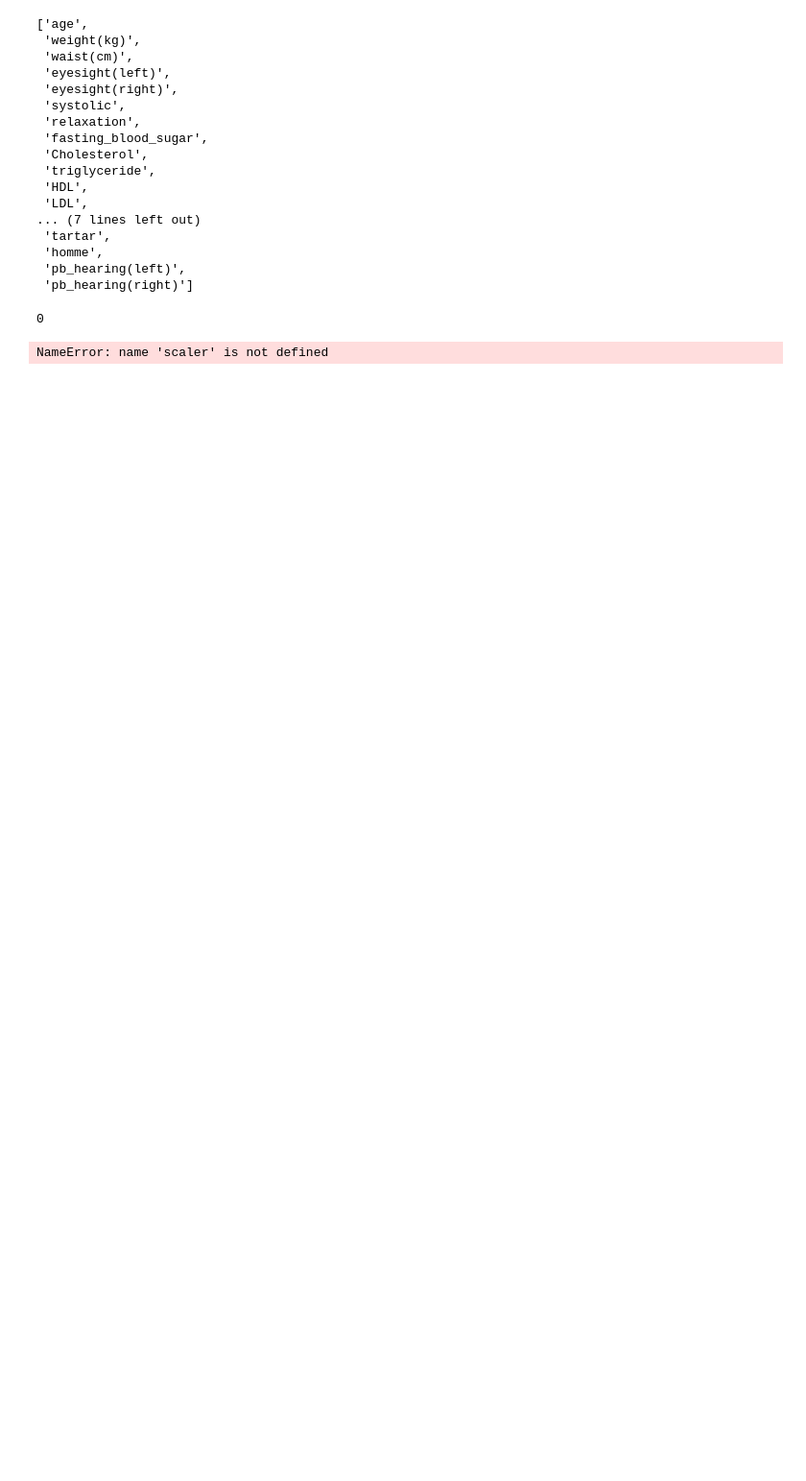
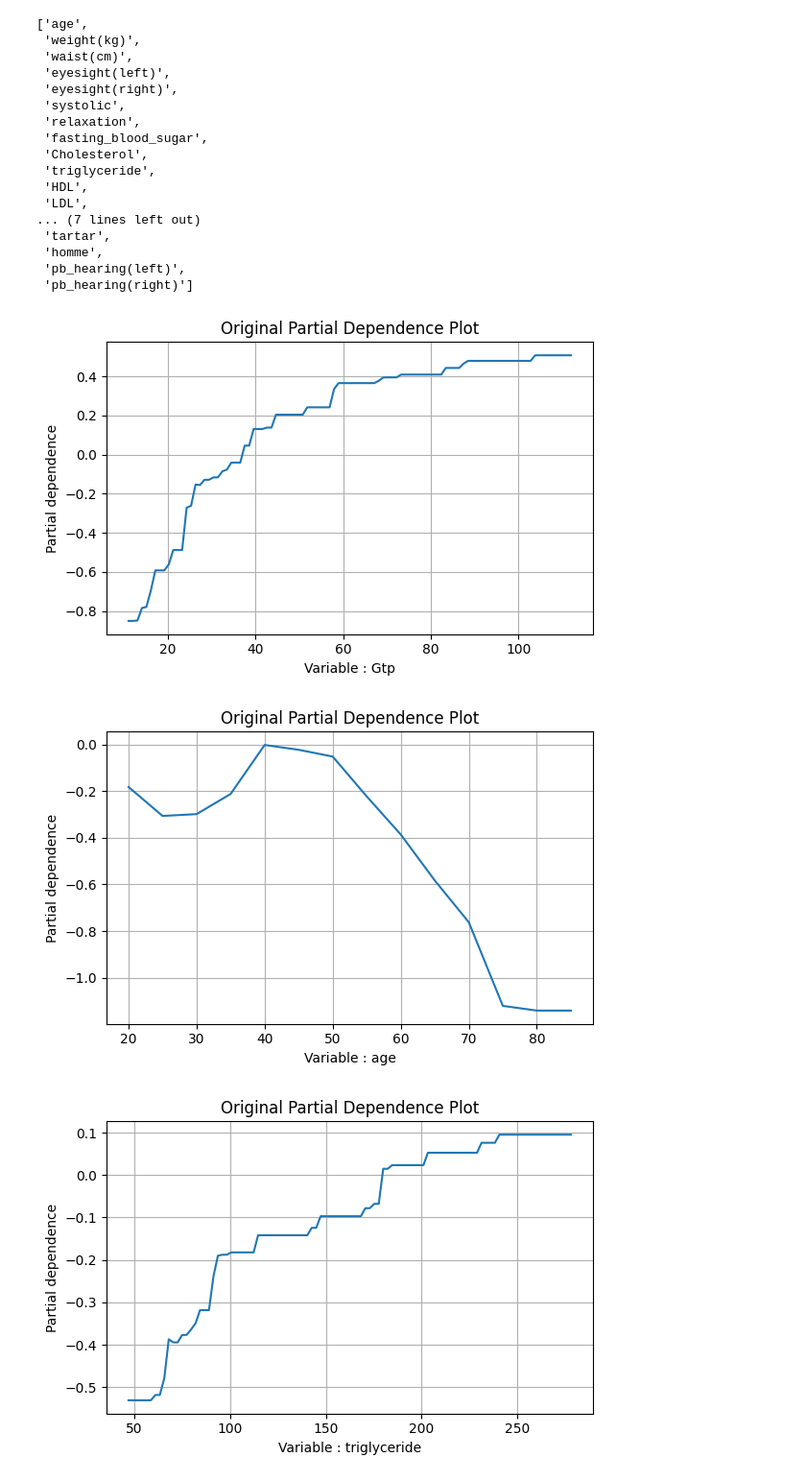
Before and after one commit to isabel6198/svm_tabac, a Jupyter notebook: notebooks/03_interpretation.ipynb, the cells around one changed output. Shown: that part at 96% size. Drawn from its saved outputs; the diff is of its cells as text; code cells hidden in the pictures; blank space fills up the shorter version.

```diff
--- a/notebooks/03_interpretation.ipynb
+++ b/notebooks/03_interpretation.ipynb
@@ -212,22 +212,23 @@ feature_names
  'homme',
  'pb_hearing(left)',
  'pb_hearing(right)']
-# %%
-num_cols.index("age")
-# %% [output]
-0
-# %%
-
-# Nom de la variable à afficher
-var_name = "age"
-
-# 1. Récupérer l’index de la variable dans les features numériques
-index = num_cols.index("age")
-
-# 2. Transformer X_test brut avec le scaler uniquement
-X_test_scaled = scaler.transform(X_test[num_cols])
-
-# 3. Appeler la fonction
-display_original_pdp_values(index, model, pd.DataFrame(X_test_scaled, columns=num_cols), scaler)
-# %% [output]
-NameError: name 'scaler' is not defined
+# %%
+scaler = preprocessor.named_transformers_['num']
+
+# Pour chaque variable, afficher un PDP avec inversion du scaling
+for var in features:
+    if var in num_cols:  # Vérification que la variable est bien numérique
+        index = num_cols.index(var)  # Index dans la partie normalisée
+        display_original_pdp_values(
+            num_col=index,
+            model=model,
+            df=X_test_prepared[:, :len(num_cols)],  # seulement les colonnes standardisées
+            scaler=scaler,
+            feature_names=num_cols  # uniquement les colonnes numériques
+        )
+    else:
+        print(f"La variable '{var}' n'est pas dans les variables numériques standardisées")
+# %% [output]
+[figure, added]
+[figure, added]
+[figure, added]
```
Also changed, not shown: parts of 19 cells of this notebook.
